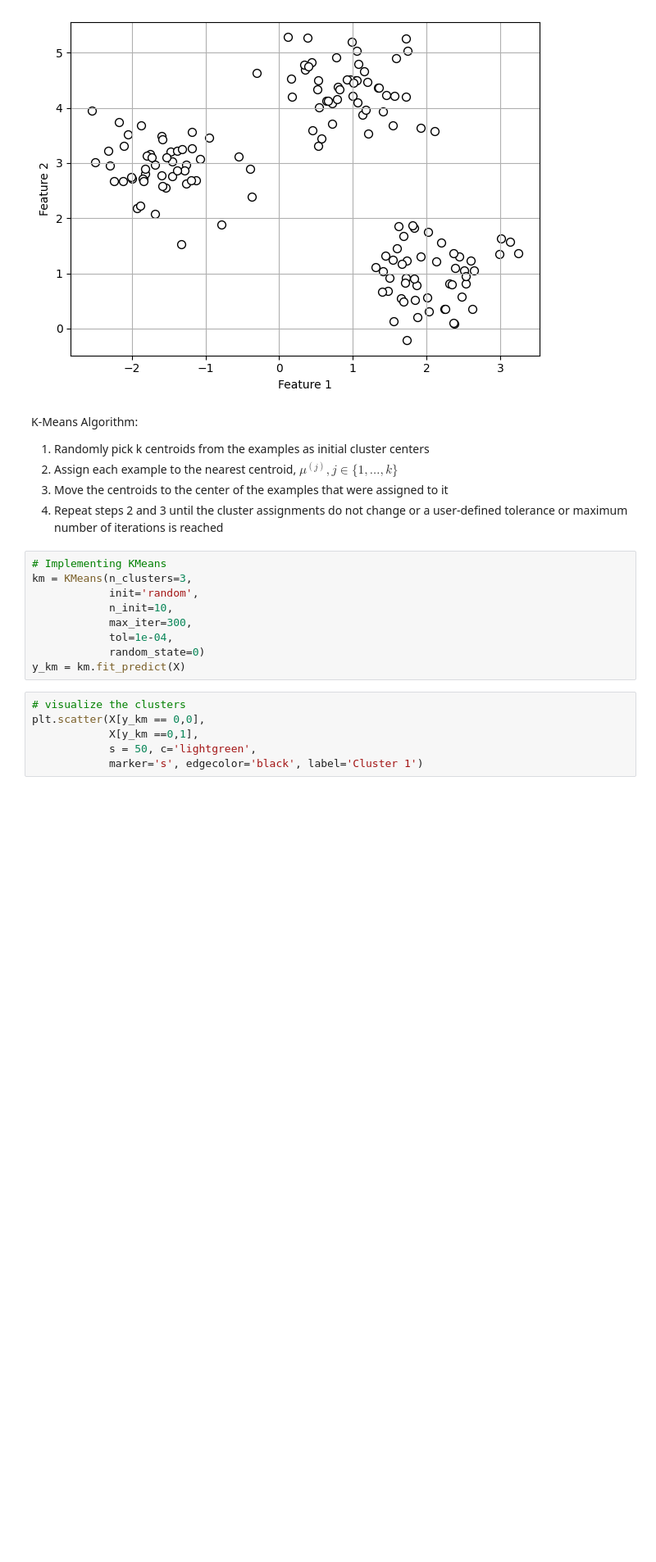
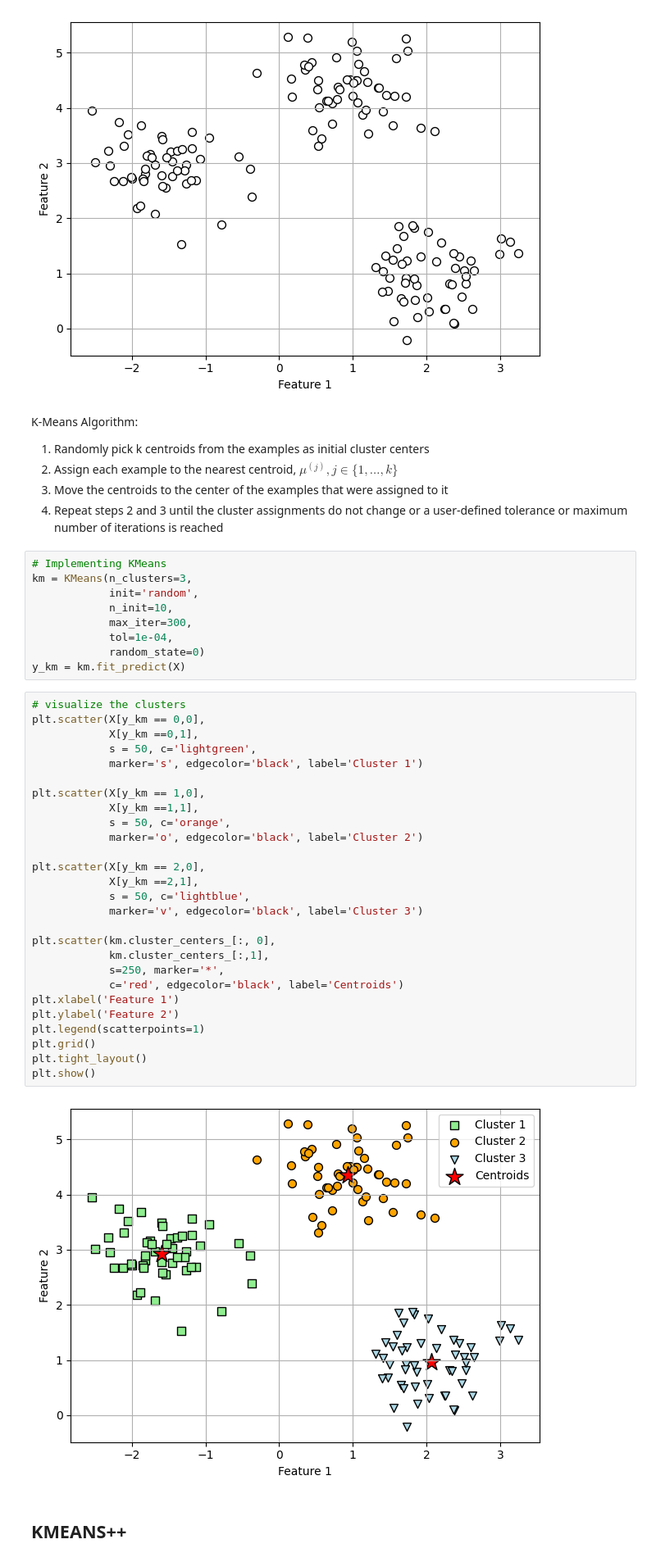
Before and after one commit to notsubash/ML-DL-implementations, a Jupyter notebook: algorithms/kmeans-clustering.ipynb, the cells around one changed output. Shown at 82% size. Saved outputs shown, nothing was run; the diff lists cells and outputs as text; blank space fills up the shorter version.

```diff
--- a/algorithms/kmeans-clustering.ipynb
+++ b/algorithms/kmeans-clustering.ipynb
@@ -34,9 +34,34 @@ km = KMeans(n_clusters=3,
             tol=1e-04,
             random_state=0)
 y_km = km.fit_predict(X)
-# %%
-# visualize the clusters
-plt.scatter(X[y_km == 0,0],
-            X[y_km ==0,1],
-            s = 50, c='lightgreen',
-            marker='s', edgecolor='black', label='Cluster 1')
+# %%
+# visualize the clusters
+plt.scatter(X[y_km == 0,0],
+            X[y_km ==0,1],
+            s = 50, c='lightgreen',
+            marker='s', edgecolor='black', label='Cluster 1')
+
+plt.scatter(X[y_km == 1,0],
+            X[y_km ==1,1],
+            s = 50, c='orange',
+            marker='o', edgecolor='black', label='Cluster 2')
+
+plt.scatter(X[y_km == 2,0],
+            X[y_km ==2,1],
+            s = 50, c='lightblue',
+            marker='v', edgecolor='black', label='Cluster 3')
+
+plt.scatter(km.cluster_centers_[:, 0],
+            km.cluster_centers_[:,1],
+            s=250, marker='*',
+            c='red', edgecolor='black', label='Centroids')
+plt.xlabel('Feature 1')
+plt.ylabel('Feature 2')
+plt.legend(scatterpoints=1)
+plt.grid()
+plt.tight_layout()
+plt.show()
+# %% [output]
+[figure, added]
+# %% [markdown]
+## KMEANS++
```
Also changed, not shown: parts of 2 cells of this notebook, 1 other file.
